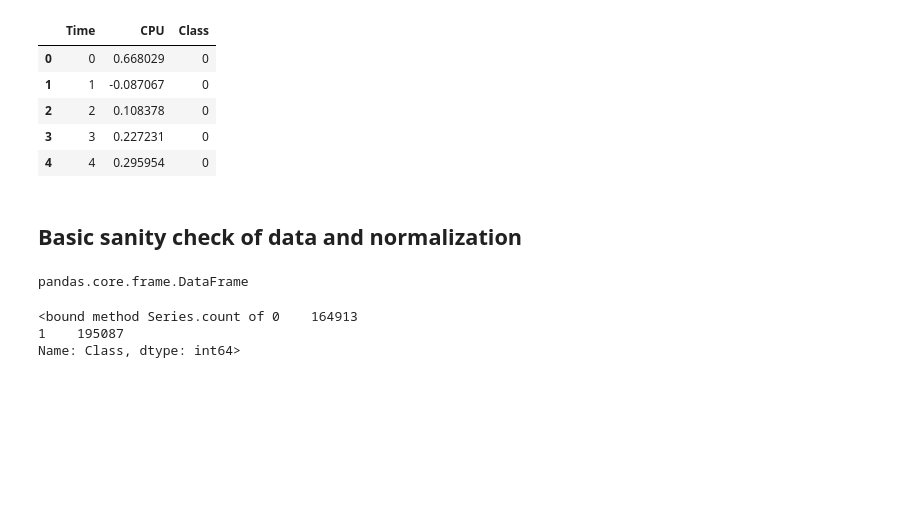
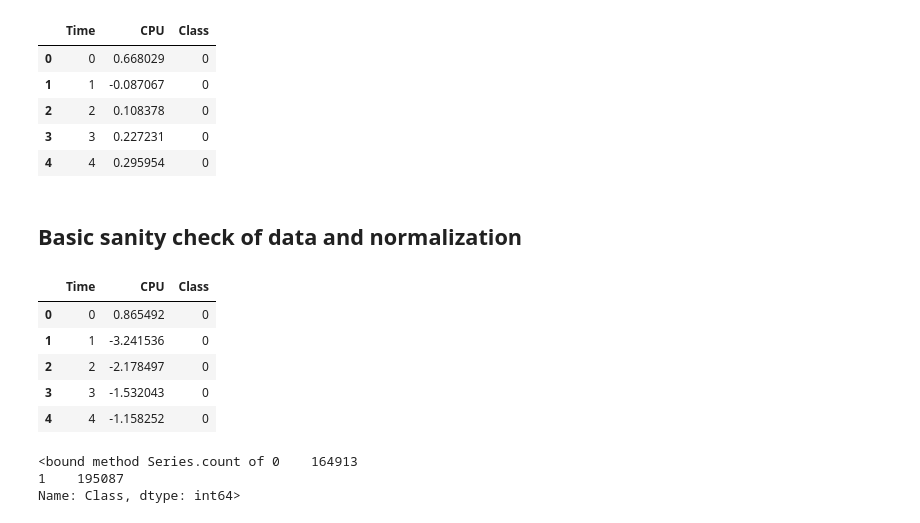
Before and after one commit to lightbend/analytics-zoo, a Jupyter notebook: apps/python/lightbend/dnn_anomaly_cpu_generated.ipynb, the cells around one changed output. Drawn from its saved outputs; the diff is of its cells as text; code cells hidden in the pictures; blank space fills up the shorter version.

```diff
--- a/apps/python/lightbend/dnn_anomaly_cpu_generated.ipynb
+++ b/apps/python/lightbend/dnn_anomaly_cpu_generated.ipynb
@@ -39,11 +42,18 @@ df.head()
 # %% [markdown]
 ## Basic sanity check of data and normalization
 # %%
+# check for null data
 df.isnull().values.any()
+
+# Standard scaling : mean 0, stddev 1
 scaler = preprocessing.MinMaxScaler(feature_range=(0, 1))
 df['CPU'] = preprocessing.StandardScaler().fit_transform(df['CPU'].values.reshape(-1, 1))
 df.head()
-type(df)
 # %% [output]
-pandas.core.frame.DataFrame
+|  | Time | CPU | Class |
+| 0 | 0 | 0.865492 | 0 |
+| 1 | 1 | -3.241536 | 0 |
+| 2 | 2 | -2.178497 | 0 |
+| 3 | 3 | -1.532043 | 0 |
+| 4 | 4 | -1.158252 | 0 |
 # %%
```
Also changed, not shown: parts of 10 cells of this notebook.
